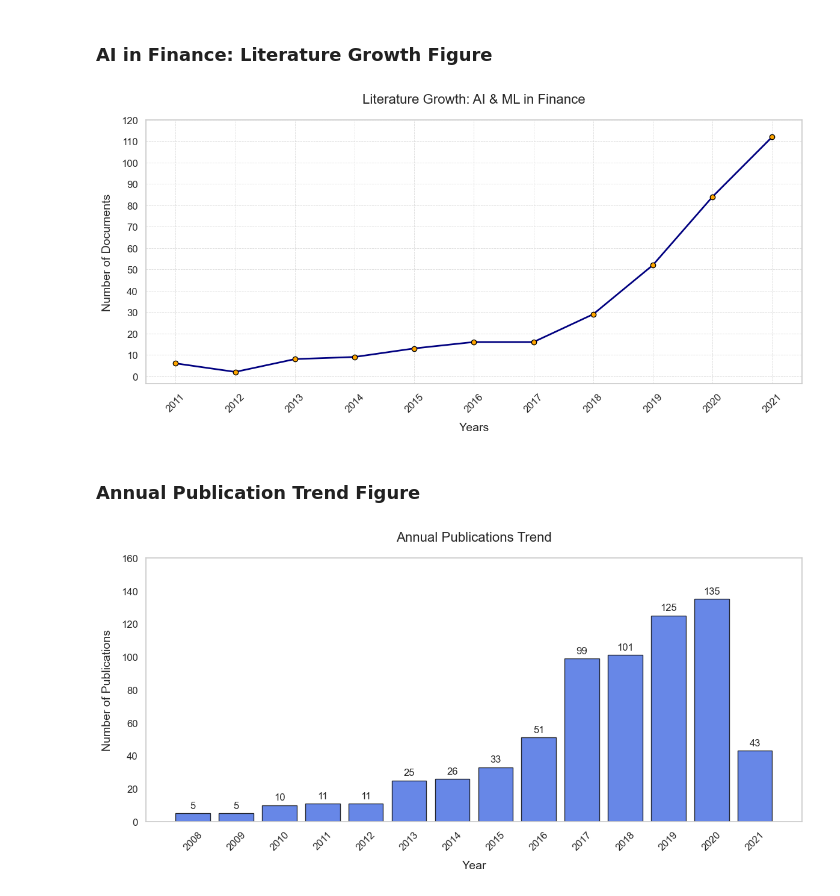
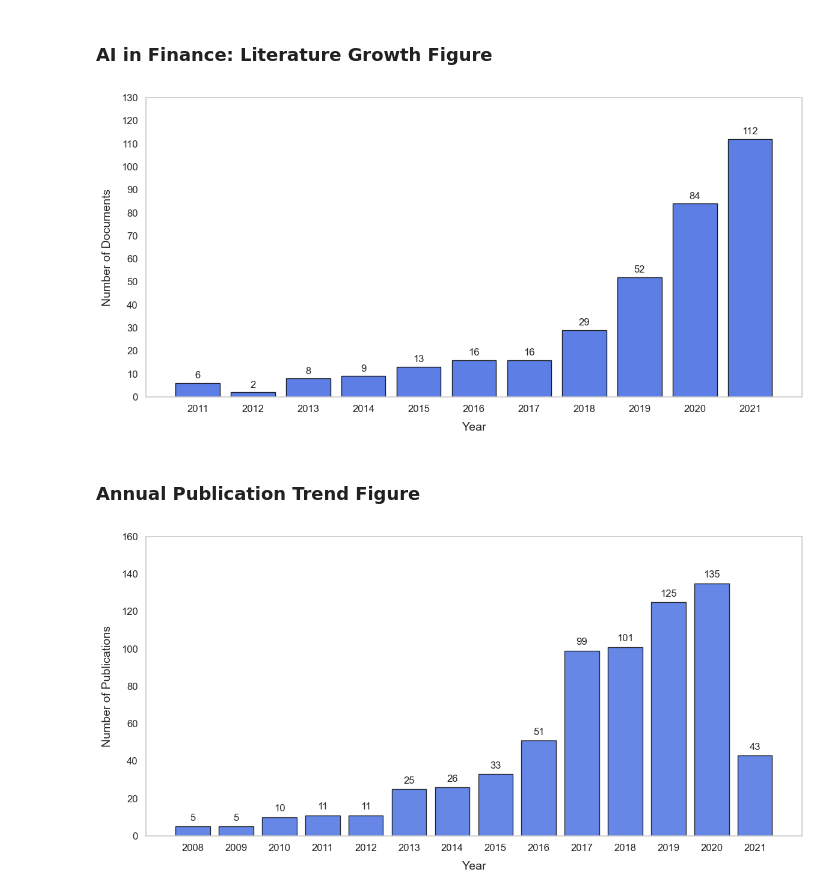
Before and after one commit to nico965j/Oil-Price-influence-on-Stock-Sectors, a Jupyter notebook: Recreating Graphs for Literature Review.ipynb, the cells around one changed output. Cells and saved outputs as stored; diff of their text form; code cells hidden in the pictures.

Commit message:
made literature review figures more appealing

```diff
--- a/Recreating Graphs for Literature Review.ipynb
+++ b/Recreating Graphs for Literature Review.ipynb
@@ -165,50 +165,51 @@ plt.show()
 # %% [markdown]
 ### AI in Finance: Literature Growth Figure
 # %%
-# y-axis is Number of documents, x-axis is years starting from 2011 to 2021. The numbers in question are 6,2,8,9,13,16,16,29,52,84,112
 # creating a list of years
 years = list(range(2011,2022))
-# creating a list of numbers
+# numbers per year taken from the Literature
 numbers = [6,2,8,9,13,16,16,29,52,84,112]
 
 
-# Creating a professional-looking plot
+# Create a bar chart for yearly literature growth in AI & ML in Finance
 plt.figure(figsize=(12, 6))
+bars = plt.bar(years, numbers, color='royalblue', edgecolor='black', alpha=0.85)
 
-# Smoother line with markers
-plt.plot(years, numbers, marker='o', linestyle='-', color='navy', linewidth=2,
-         markersize=6, markerfacecolor='orange', markeredgewidth=1, markeredgecolor='black')
+# Annotate values on top of bars
+for bar in bars:
+    yval = bar.get_height()
+    plt.text(bar.get_x() + bar.get_width()/2, yval + 2, f'{int(yval)}', ha='center', fontsize=12)
 
-# Labels and title with improved font styles
-plt.xlabel('Years', fontsize=14,  labelpad=10)
+# Labels and title
+plt.xlabel('Year', fontsize=14, labelpad=10)
 plt.ylabel('Number of Documents', fontsize=14, labelpad=10)
-plt.title('Literature Growth: AI & ML in Finance', fontsize=16, pad=20)
-
-# Grid styling for readability
-plt.grid(True, linestyle='--', linewidth=0.6, alpha=0.7)
+#plt.title('Literature Growth: AI & ML in Finance', fontsize=16, pad=20)
 
 # Formatting x and y ticks
-plt.xticks(years, rotation=45, fontsize=12)
-plt.yticks(np.arange(0, max(numbers) + 10, 10), fontsize=12)
+plt.xticks(years, rotation=0, fontsize=12)
+plt.yticks(np.arange(0, max(numbers) + 20, 10), fontsize=12)
 
-# Adjusting layout for better spacing
+# Remove grid for a cleaner look
+plt.grid(False)
+
+# Adjust layout for better spacing
 plt.tight_layout()
 
 # Display the plot
 plt.show()
 # %% [output]
-[figure, old version]
+[figure, new version]
 # %% [markdown]
 ### Annual Publication Trend Figure
 # %%
 import matplotlib.pyplot as plt
 import numpy as np
 
-# Example Data (Replace with actual data)
+# Data
 years = np.arange(2008, 2022)
-publications = [5, 5, 10, 11, 11, 25, 26, 33, 51, 99, 101, 125, 135, 43]  # Example values
+publications = [5, 5, 10, 11, 11, 25, 26, 33, 51, 99, 101, 125, 135, 43]
 
-# Creating a professional bar chart
+# Creating a bar chart
 plt.figure(figsize=(12, 6))
 bars = plt.bar(years, publications, color='royalblue', edgecolor='black', alpha=0.8)
 
@@ -220,13 +221,11 @@ for bar in bars:
 # Labels and title
 plt.xlabel('Year', fontsize=14, labelpad=10)
 plt.ylabel('Number of Publications', fontsize=14, labelpad=10)
-plt.title('Annual Publications Trend', fontsize=16, pad=20)
+#plt.title('Annual Publications Trend', fontsize=16, pad=20)
 
-# Grid styling
-#plt.grid(axis='y', linestyle='--', linewidth=0.6, alpha=0.7)
 
 # Formatting x and y ticks
-plt.xticks(years, rotation=45, fontsize=12)
+plt.xticks(years, rotation=0, fontsize=12)
 plt.yticks(np.arange(0, max(publications) + 30, 20), fontsize=12)
 plt.grid(False)
 # Adjust layout for spacing
@@ -235,4 +234,4 @@ plt.tight_layout()
 # Display the plot
 plt.show()
 # %% [output]
-[figure, old version]
+[figure, new version]
```
Also changed, not shown: 2 other files.
